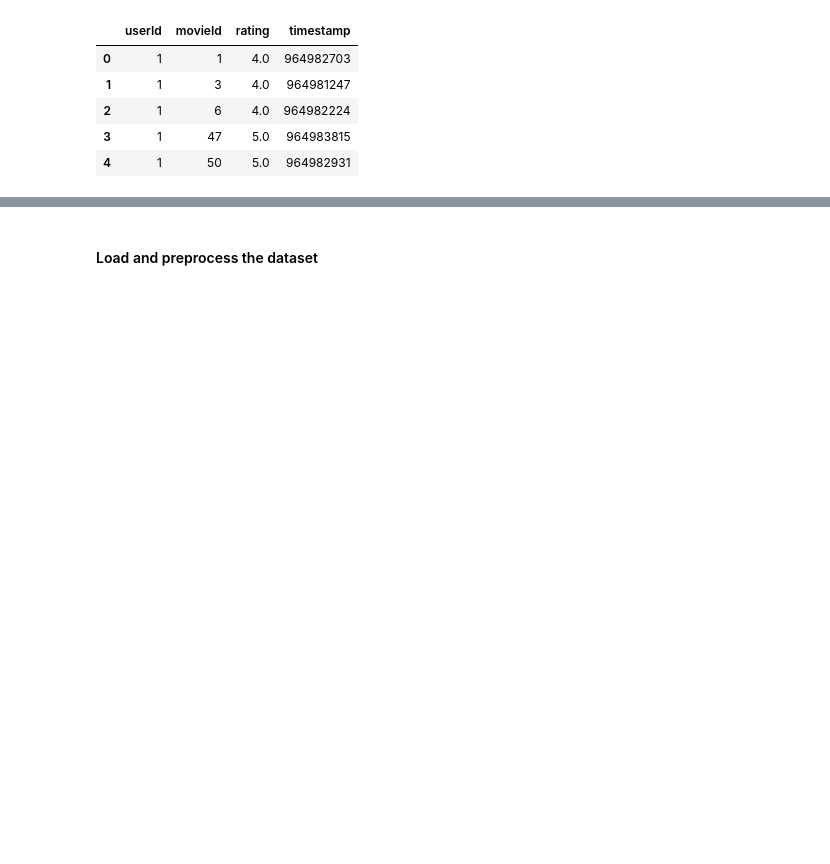
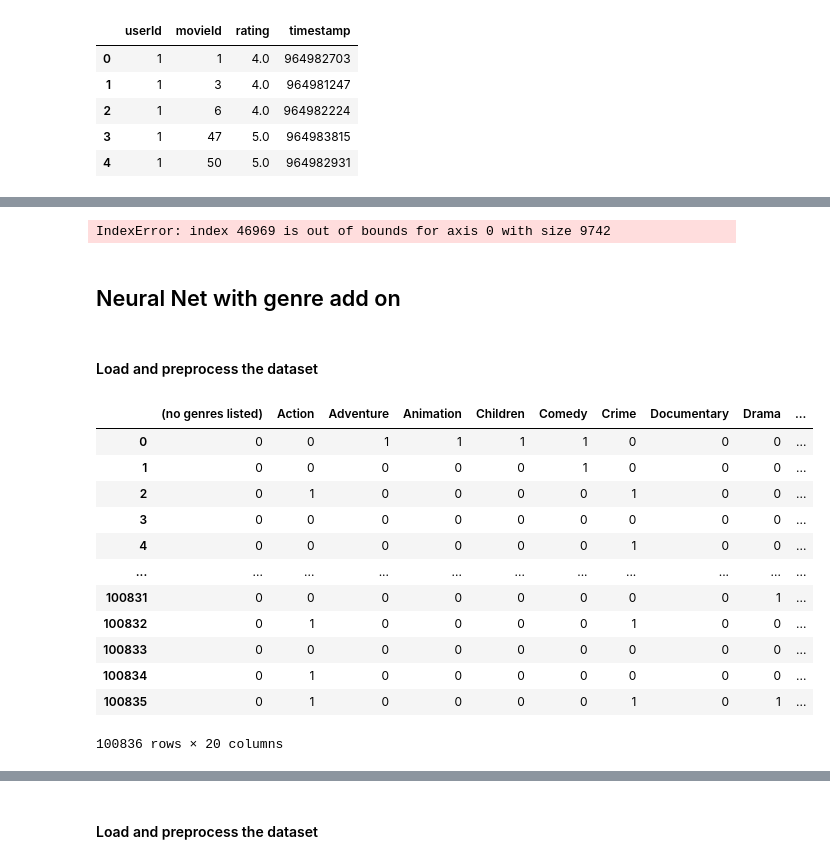
Before and after one commit to jgraham91/final-project, a Jupyter notebook: notebooks/FINAL-PROJECT.ipynb, the cells around one changed output, grey strips where cells are left out. Drawn from its saved outputs; the diff is of its cells as text; code cells hidden in the pictures; blank space fills up the shorter version.

```diff
--- a/notebooks/FINAL-PROJECT.ipynb
+++ b/notebooks/FINAL-PROJECT.ipynb
@@ -21,6 +26,6 @@ movies.head()
 # %%
 # Load the ratings dataset
-ratings = pd.read_csv('./data/ml-latest-small/ratings.csv')
+ratings = pd.read_csv('../data/ml-latest-small/ratings.csv')
 ratings.head()
 # %% [output]
 |  | userId | movieId | rating | timestamp |
@@ -33,0 +37,3 @@ ratings.head()
+# %%
+ratings = pd.merge(ratings, movies, how='left', on='movieId')
+ratings
@@ -44,0 +122,12 @@ To enable them in other operations, rebuild TensorFlow with the appropriate comp
+# %%
+# Prepare the input data
+user_ids = ratings['userId'].values
+movie_ids = ratings['movieId'].values
+genres = genre_features[ratings['movieId'] - 1]
+ratings = ratings['rating'].values
+# %% [output]
+IndexError: index 46969 is out of bounds for axis 0 with size 9742
+# %% [markdown]
+## Neural Net with genre add on
+# %% [markdown]
+#### Load and preprocess the dataset
@@ -44,0 +145,28 @@ To enable them in other operations, rebuild TensorFlow with the appropriate comp
+# %%
+# Extract the genre information from the ratings dataframe
+genre_lists = ratings['genres'].tolist()
+
+# Perform one-hot encoding on the genre lists
+mlb = MultiLabelBinarizer()
+genre_features = mlb.fit_transform(genre_lists)
+
+# Retrieve the list of genre classes
+genre_classes = mlb.classes_
+
+# Create a new dataframe with the one-hot encoded genre features
+genre_df = pd.DataFrame(genre_features, columns=genre_classes)
+genre_df
+# %% [output]
+|  | (no genres listed) | Action | Adventure | Animation | Children | Comedy | Crime | Documentary | Drama | ... |
+| 0 | 0 | 0 | 1 | 1 | 1 | 1 | 0 | 0 | 0 | ... |
+| 1 | 0 | 0 | 0 | 0 | 0 | 1 | 0 | 0 | 0 | ... |
+| 2 | 0 | 1 | 0 | 0 | 0 | 0 | 1 | 0 | 0 | ... |
+| 3 | 0 | 0 | 0 | 0 | 0 | 0 | 0 | 0 | 0 | ... |
+| 4 | 0 | 0 | 0 | 0 | 0 | 0 | 1 | 0 | 0 | ... |
+| ... | ... | ... | ... | ... | ... | ... | ... | ... | ... | ... |
+| 100831 | 0 | 0 | 0 | 0 | 0 | 0 | 0 | 0 | 1 | ... |
+| 100832 | 0 | 1 | 0 | 0 | 0 | 0 | 1 | 0 | 0 | ... |
+| 100833 | 0 | 0 | 0 | 0 | 0 | 0 | 0 | 0 | 0 | ... |
+| 100834 | 0 | 1 | 0 | 0 | 0 | 0 | 0 | 0 | 0 | ... |
+| 100835 | 0 | 1 | 0 | 0 | 0 | 0 | 1 | 0 | 1 | ... |
+100836 rows × 20 columns
```
Also changed, not shown: parts of 55 cells of this notebook.
